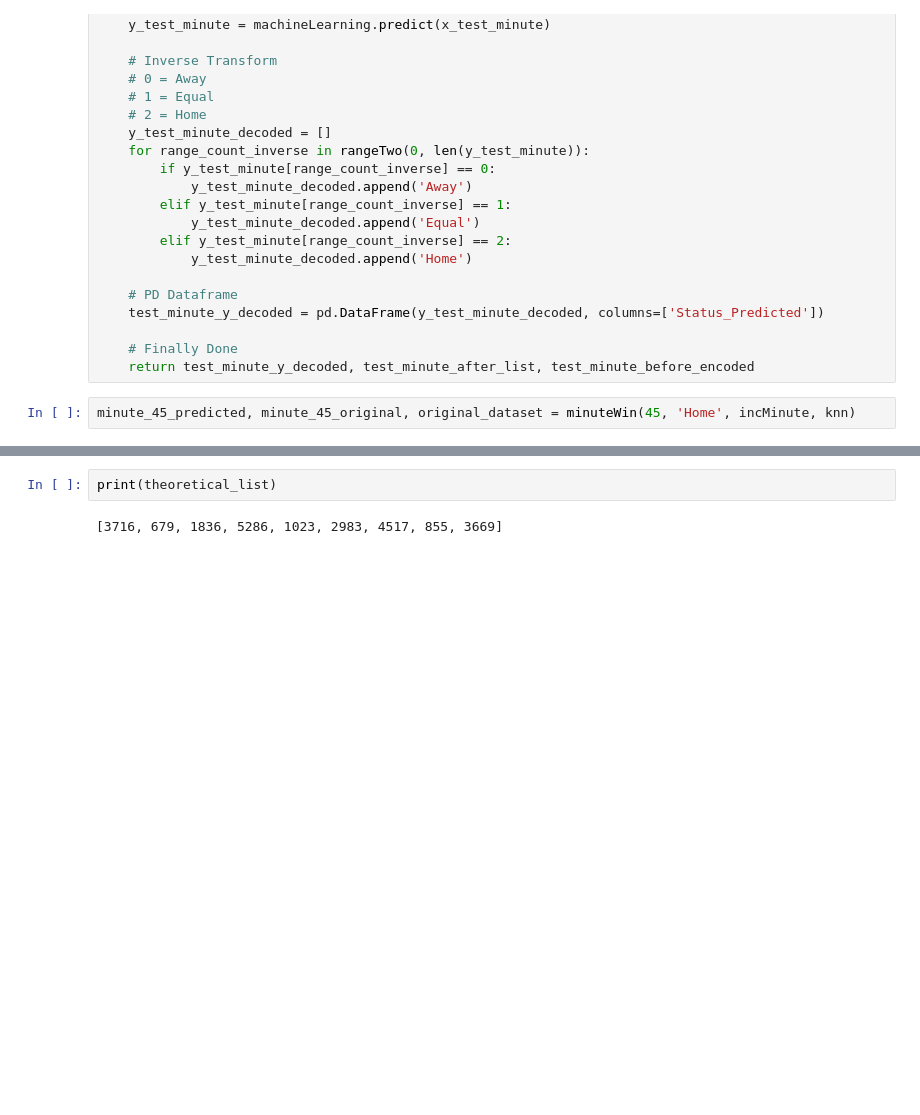
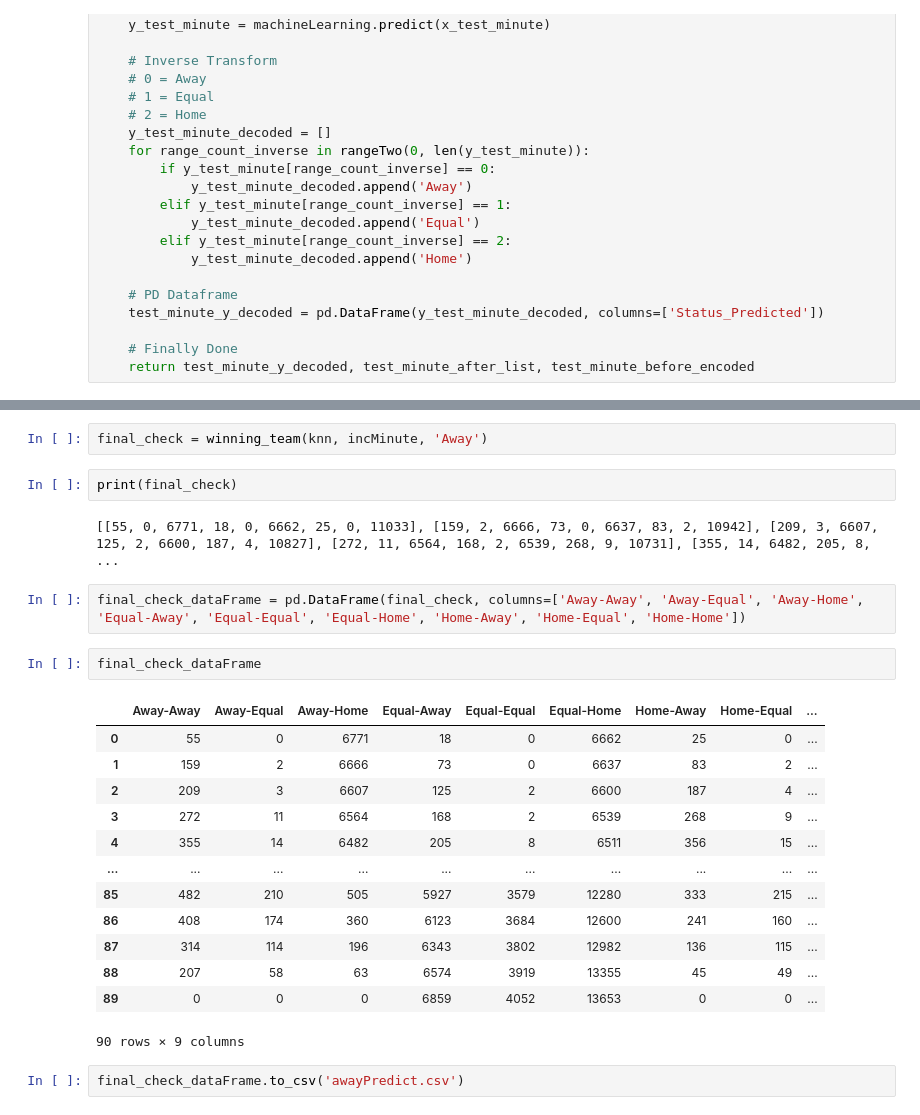
Before and after one commit to WowCodeSusah/Final_DS, a Jupyter notebook: WinRate.ipynb, the cells around one changed output, grey strips where cells are left out. Cells and saved outputs as stored; diff of their text form; blank space fills up the shorter version.

```diff
--- a/WinRate.ipynb
+++ b/WinRate.ipynb
@@ -645,5 +693,3 @@ def minuteWin(minute, red_card_data_selection, dataset, machineLearning):
 
     # Finally Done
     return test_minute_y_decoded, test_minute_after_list, test_minute_before_encoded
-# %%
-minute_45_predicted, minute_45_original, original_dataset = minuteWin(45, 'Home', incMinute, knn)
@@ -705,4 +726,26 @@ for merge_final_count in minute_45_merged.index:
 # %%
-print(theoretical_list)
+final_check = winning_team(knn, incMinute, 'Away')
-# %% [output]
-[3716, 679, 1836, 5286, 1023, 2983, 4517, 855, 3669]
+# %%
+print(final_check)
+# %% [output]
+[[55, 0, 6771, 18, 0, 6662, 25, 0, 11033], [159, 2, 6666, 73, 0, 6637, 83, 2, 10942], [209, 3, 6607, 125, 2, 6600, 187, 4, 10827], [272, 11, 6564, 168, 2, 6539, 268, 9, 10731], [355, 14, 6482, 205, 8, ...
+# %%
+final_check_dataFrame = pd.DataFrame(final_check, columns=['Away-Away', 'Away-Equal', 'Away-Home', 'Equal-Away', 'Equal-Equal', 'Equal-Home', 'Home-Away', 'Home-Equal', 'Home-Home'])
+# %%
+final_check_dataFrame
+# %% [output]
+|  | Away-Away | Away-Equal | Away-Home | Equal-Away | Equal-Equal | Equal-Home | Home-Away | Home-Equal | ... |
+| 0 | 55 | 0 | 6771 | 18 | 0 | 6662 | 25 | 0 | ... |
+| 1 | 159 | 2 | 6666 | 73 | 0 | 6637 | 83 | 2 | ... |
+| 2 | 209 | 3 | 6607 | 125 | 2 | 6600 | 187 | 4 | ... |
+| 3 | 272 | 11 | 6564 | 168 | 2 | 6539 | 268 | 9 | ... |
+| 4 | 355 | 14 | 6482 | 205 | 8 | 6511 | 356 | 15 | ... |
+| ... | ... | ... | ... | ... | ... | ... | ... | ... | ... |
+| 85 | 482 | 210 | 505 | 5927 | 3579 | 12280 | 333 | 215 | ... |
+| 86 | 408 | 174 | 360 | 6123 | 3684 | 12600 | 241 | 160 | ... |
+| 87 | 314 | 114 | 196 | 6343 | 3802 | 12982 | 136 | 115 | ... |
+| 88 | 207 | 58 | 63 | 6574 | 3919 | 13355 | 45 | 49 | ... |
+| 89 | 0 | 0 | 0 | 6859 | 4052 | 13653 | 0 | 0 | ... |
+90 rows × 9 columns
+# %%
+final_check_dataFrame.to_csv('awayPredict.csv')
```
Also changed, not shown: parts of 7 cells of this notebook, 1 other file.
